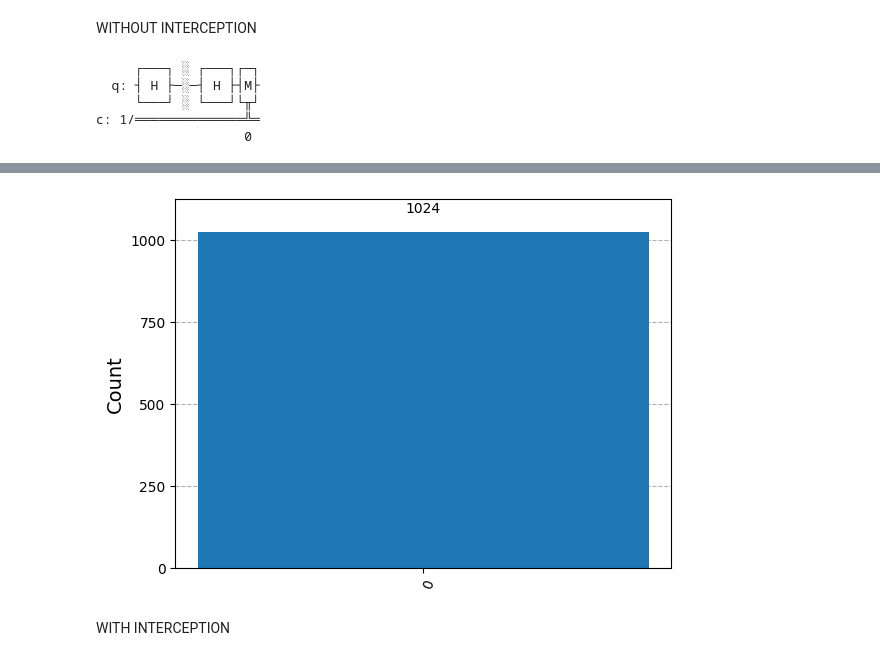
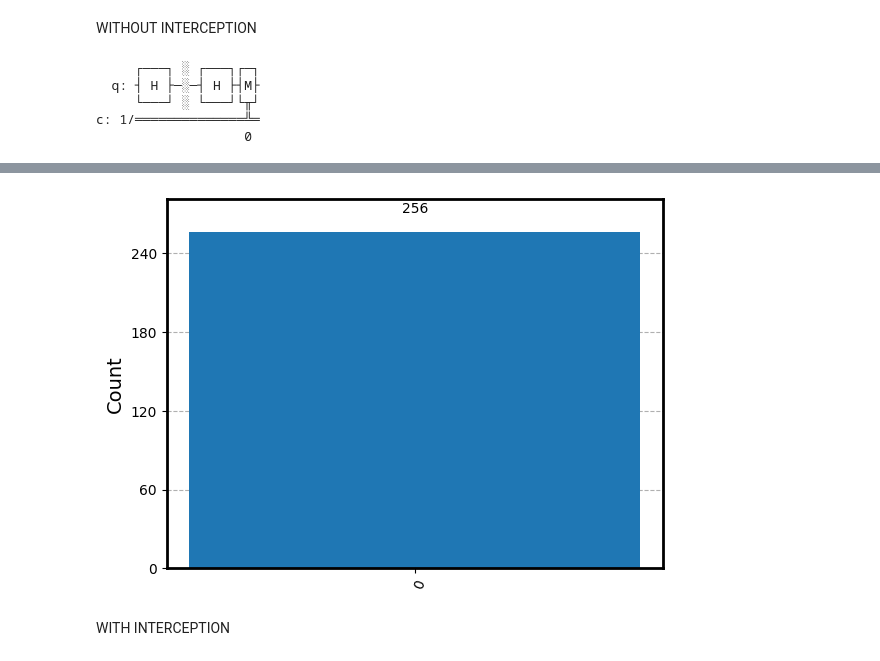
Before and after one commit to ABR-2005/Secure-quantum-key-distribution-using-the-BB84-protocol, a Jupyter notebook: BB84_protocol_implementation.ipynb, the cells around one changed output, grey strips where cells are left out. Cells and saved outputs as stored; diff of their text form; code cells hidden in the pictures.

```diff
--- a/BB84_protocol_implementation.ipynb
+++ b/BB84_protocol_implementation.ipynb
@@ -112,7 +104,7 @@ qc.measure(0,0)
 display(qc.draw())
 aer_sim = Aer.get_backend('aer_simulator')
 # Pass the QuantumCircuit directly to run, not the assembled QasmQobj
-job = aer_sim.run(qc,shots=1024)
+job = aer_sim.run(qc,shots=256)
 plot_histogram(job.result().get_counts())
 # %% [output]
      ┌───┐ ░ ┌───┐┌─┐
@@ -123,4 +132,4 @@ c: 1/══════════════╩═
-[figure, old version]
+[figure, new version]
 # %% [markdown]
 WITH INTERCEPTION
 # %%
```
Also changed, not shown: parts of 8 cells of this notebook.
